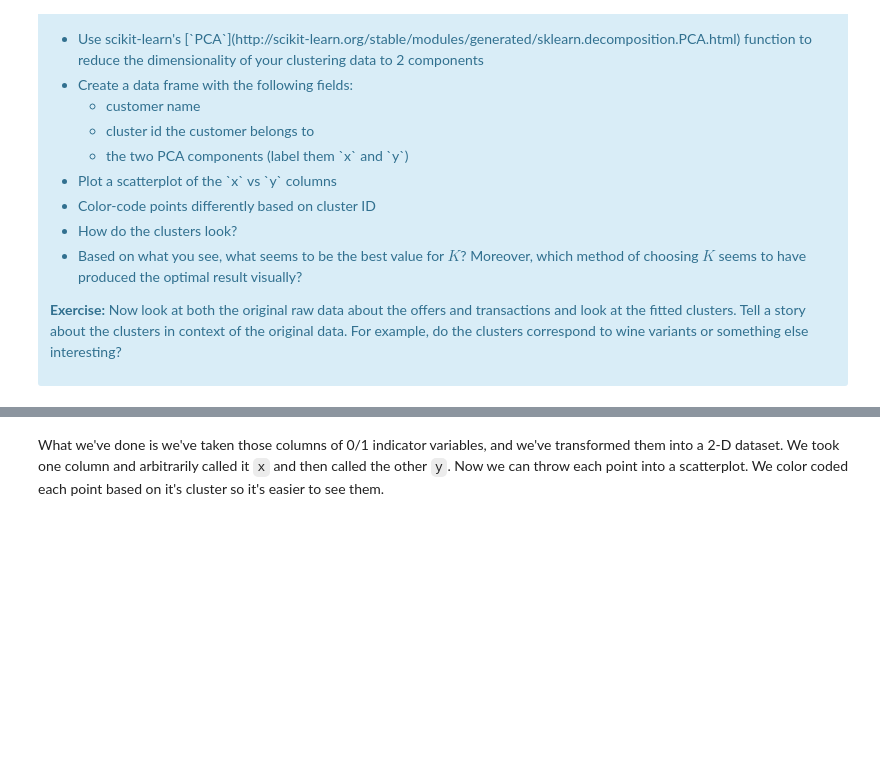
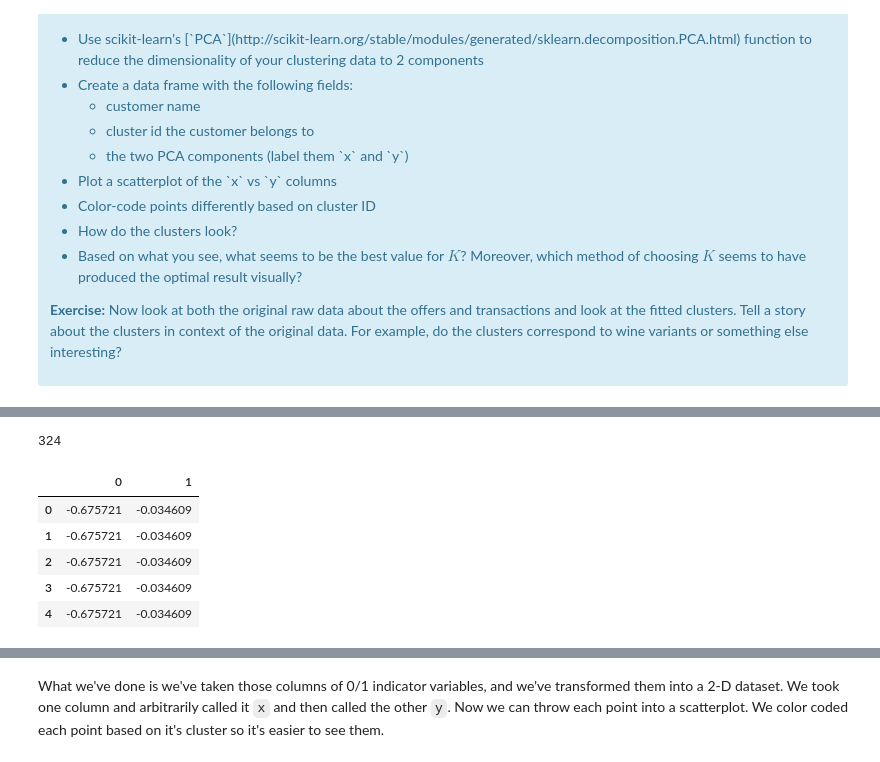
Before and after one commit to dudhatdhavalm/springboard-mini-projects, a Jupyter notebook: mec-16.2.6-clustering-mini-project/Mini_Project_Clustering.ipynb, the cells around one changed output, grey strips where cells are left out. Saved outputs shown, nothing was run; the diff lists cells and outputs as text; code cells hidden in the pictures; blank space fills up the shorter version.

```diff
--- a/mec-16.2.6-clustering-mini-project/Mini_Project_Clustering.ipynb
+++ b/mec-16.2.6-clustering-mini-project/Mini_Project_Clustering.ipynb
@@ -536,0 +572,3 @@ This is only one use of PCA for dimension reduction. We can also use PCA when we
+# %%
+pca = PCA(n_components = 2)
+pca.fit(df_transform)
@@ -536,0 +577,2 @@ This is only one use of PCA for dimension reduction. We can also use PCA when we
+# %%
+pca_component_data = pca.transform(df_transform)
@@ -536,0 +616,4 @@ This is only one use of PCA for dimension reduction. We can also use PCA when we
+# %%
+len(cluster_df)
+# %% [output]
+324
@@ -536,0 +622,9 @@ This is only one use of PCA for dimension reduction. We can also use PCA when we
+# %%
+pca_component_data_df.head()
+# %% [output]
+|  | 0 | 1 |
+| 0 | -0.675721 | -0.034609 |
+| 1 | -0.675721 | -0.034609 |
+| 2 | -0.675721 | -0.034609 |
+| 3 | -0.675721 | -0.034609 |
+| 4 | -0.675721 | -0.034609 |
```
Also changed, not shown: parts of 34 cells of this notebook, 1 other file.
